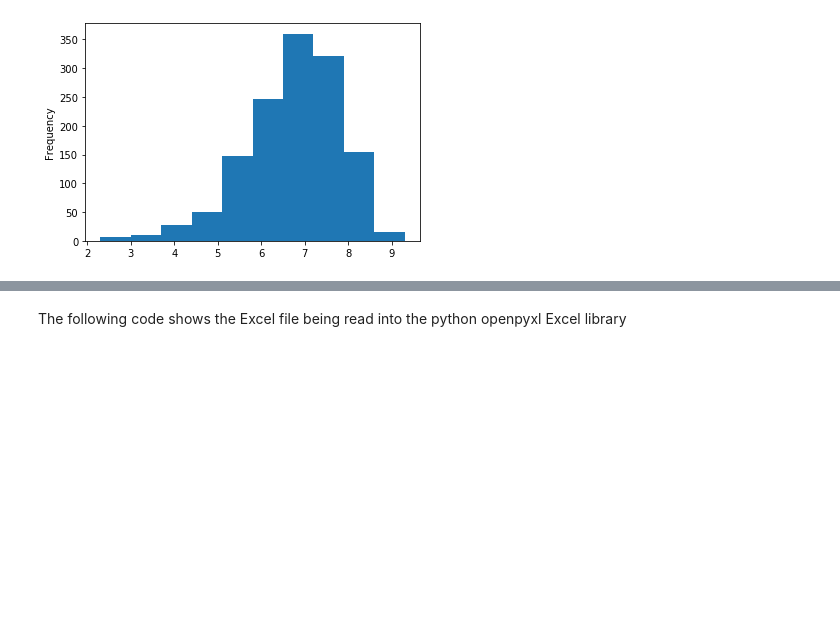
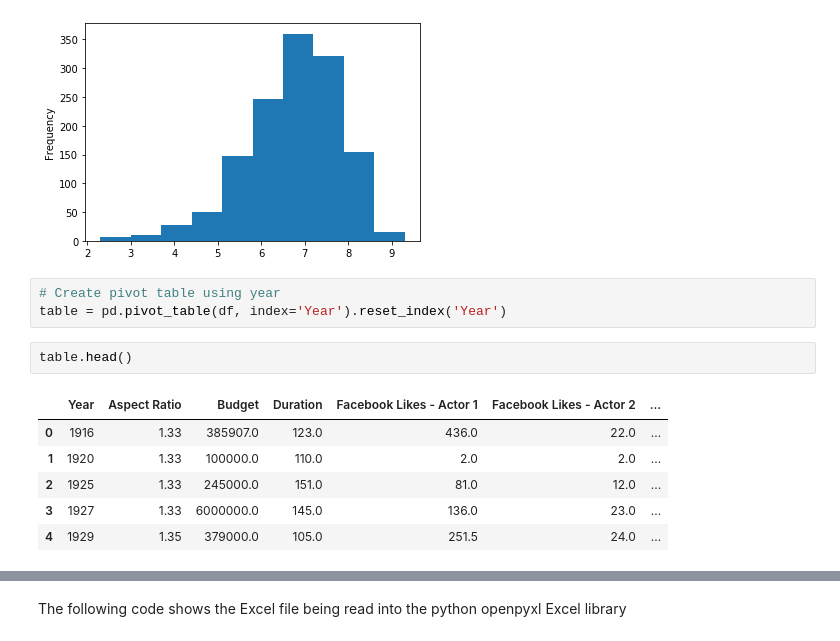
Before and after one commit to LBJ-Wade/python-demo, a Jupyter notebook: demo.ipynb, the cells around one changed output, grey strips where cells are left out. Saved outputs shown, nothing was run; the diff lists cells and outputs as text; blank space fills up the shorter version.

```diff
--- a/demo.ipynb
+++ b/demo.ipynb
@@ -39,3 +52,15 @@ df['IMDB Score'].plot(kind="hist")
 plt.show()
 # %% [output]
 [figure]
+# %%
+# Create pivot table using year
+table = pd.pivot_table(df, index='Year').reset_index('Year')
+# %%
+table.head()
+# %% [output]
+|  | Year | Aspect Ratio | Budget | Duration | Facebook Likes - Actor 1 | Facebook Likes - Actor 2 | ... |
+| 0 | 1916 | 1.33 | 385907.0 | 123.0 | 436.0 | 22.0 | ... |
+| 1 | 1920 | 1.33 | 100000.0 | 110.0 | 2.0 | 2.0 | ... |
+| 2 | 1925 | 1.33 | 245000.0 | 151.0 | 81.0 | 12.0 | ... |
+| 3 | 1927 | 1.33 | 6000000.0 | 145.0 | 136.0 | 23.0 | ... |
+| 4 | 1929 | 1.35 | 379000.0 | 105.0 | 251.5 | 24.0 | ... |
```
Also changed, not shown: parts of 2 cells of this notebook.
